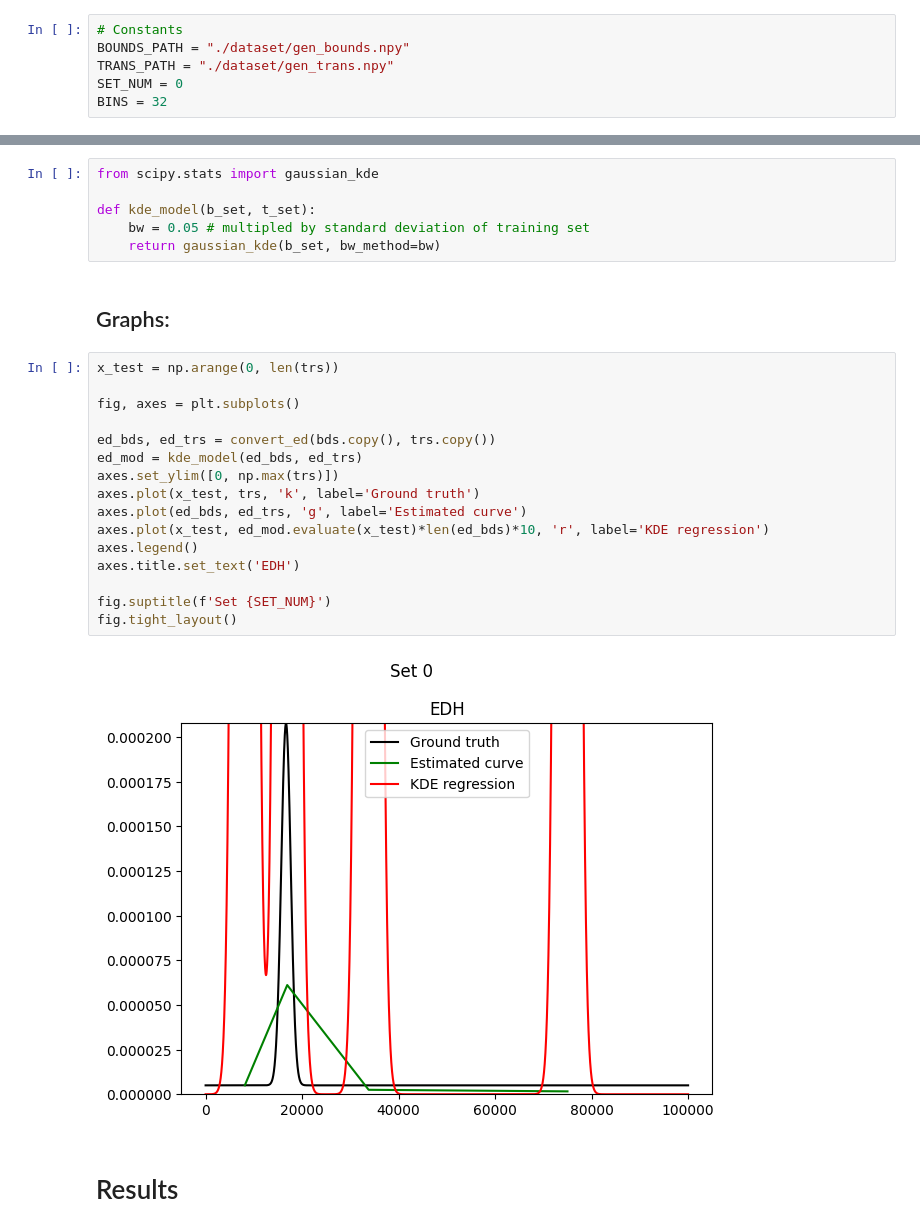
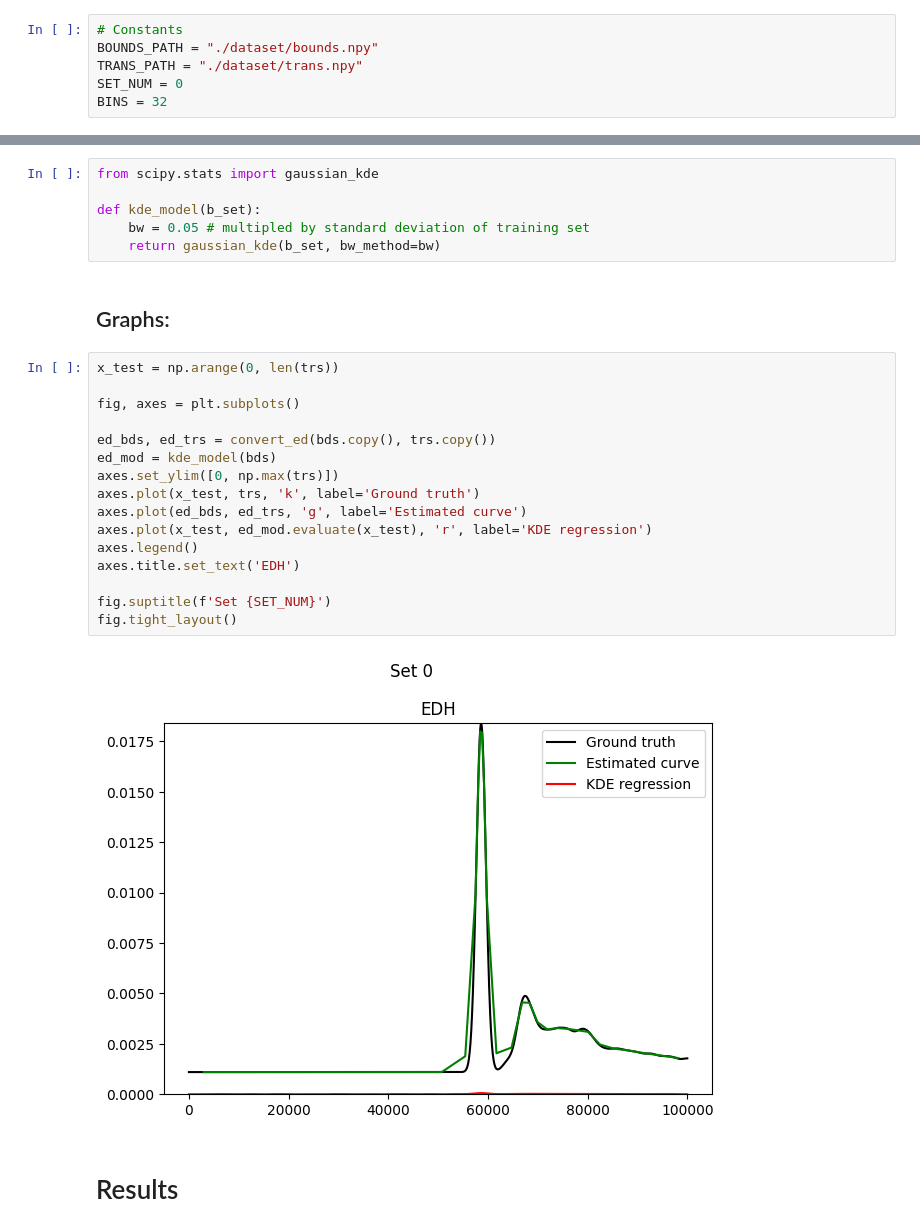
Before and after one commit to elcosas/SPAD_Regression_Research, a Jupyter notebook: Notebook.ipynb, the cells around one changed output, grey strips where cells are left out. Drawn from its saved outputs; the diff is of its cells as text.

```diff
--- a/Notebook.ipynb
+++ b/Notebook.ipynb
@@ -10,8 +10,8 @@ Dataset limitations:
 ## Helpers:
 # %%
 # Constants
-BOUNDS_PATH = "./dataset/gen_bounds.npy"
-TRANS_PATH = "./dataset/gen_trans.npy"
+BOUNDS_PATH = "./dataset/bounds.npy"
+TRANS_PATH = "./dataset/trans.npy"
 SET_NUM = 0
 BINS = 32
 # %%
@@ -239,7 +241,7 @@ Implementation, graphing, and error testing of Kernel Density Estimation (KDE) a
 # %%
 from scipy.stats import gaussian_kde
 
-def kde_model(b_set, t_set):
+def kde_model(b_set):
     bw = 0.05 # multipled by standard deviation of training set
     return gaussian_kde(b_set, bw_method=bw)
 # %% [markdown]
@@ -247,21 +249,21 @@ def kde_model(b_set, t_set):
 # %%
 x_test = np.arange(0, len(trs))
 
 fig, axes = plt.subplots()
 
 ed_bds, ed_trs = convert_ed(bds.copy(), trs.copy())
-ed_mod = kde_model(ed_bds, ed_trs)
+ed_mod = kde_model(bds)
 axes.set_ylim([0, np.max(trs)])
 axes.plot(x_test, trs, 'k', label='Ground truth')
 axes.plot(ed_bds, ed_trs, 'g', label='Estimated curve')
-axes.plot(x_test, ed_mod.evaluate(x_test)*len(ed_bds)*10, 'r', label='KDE regression')
+axes.plot(x_test, ed_mod.evaluate(x_test), 'r', label='KDE regression')
 axes.legend()
 axes.title.set_text('EDH')
 
 fig.suptitle(f'Set {SET_NUM}')
 fig.tight_layout()
 # %% [output]
-[figure, old version]
+[figure, new version]
 # %% [markdown]
 # Results
 # %% [markdown]
```
Also changed, not shown: parts of 6 cells of this notebook, 9 other files.
